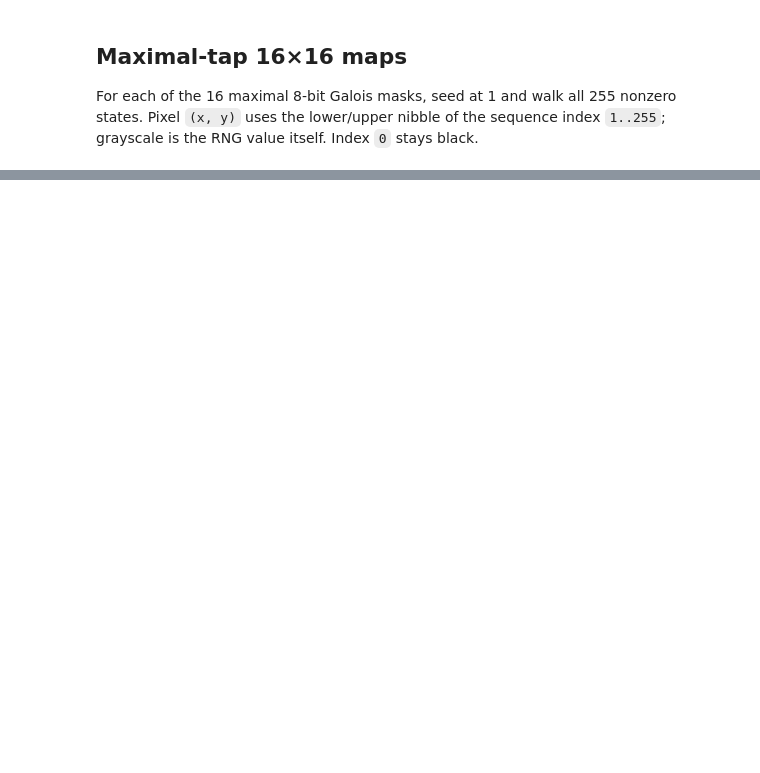
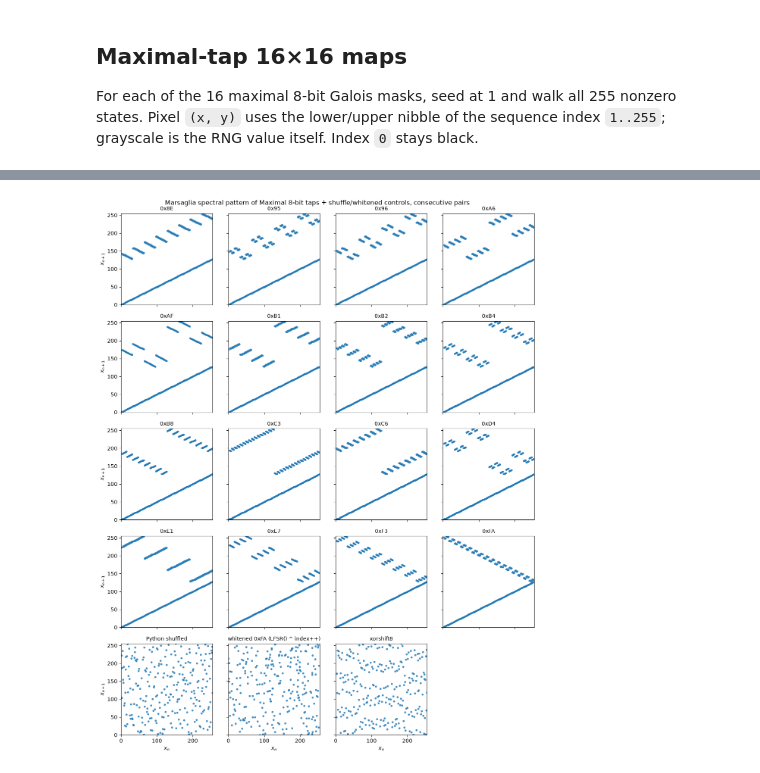
Before and after one commit to VroomDev/ti85, a Jupyter notebook: vic20engine/rng8bit.ipynb, the cells around one changed output, grey strips where cells are left out. Cells and saved outputs as stored; diff of their text form; code cells hidden in the pictures; blank space fills up the shorter version.

```diff
--- a/vic20engine/rng8bit.ipynb
+++ b/vic20engine/rng8bit.ipynb
@@ -605 +650,38 @@ print("maximal masks:", " ".join("0x%02X" % m for m in maximal8))
 maximal masks: 0x8E 0x95 0x96 0xA6 0xAF 0xB1 0xB2 0xB4 0xB8 0xC3 0xC6 0xD4 0xE1 0xE7 0xF3 0xFA
+# %%
+# Consecutive pairs (x_n, x_{n+1}) for every maximal 8-bit Galois tap,
+# plus a shuffled 1..255 control from Python's random.
+# A lattice or set of lines is the Marsaglia spectral pattern of a linear generator.
+import random
+
+masks = [mask for mask in range(256) if period(mask, 8) == 255]
+control = list(range(1, 256))
+random.shuffle(control)
+whitened = [(value ^ i) & 0xFF for i, value in enumerate(galois_sequence(0xFA, count=255, bits=8))]
+series = [("0x%02X" % mask, galois_sequence(mask, count=255, bits=8)) for mask in masks]
+series.append(("Python shuffled", control))
+series.append(("whitened 0xFA (LFSR() ^ index++)", whitened))
+marsagliaSeed = 1
+xorshift_seq = [xorshift8() for _ in range(255)]
+series.append(("xorshift8", xorshift_seq))
+
+fig, axes = plt.subplots(5, 4, figsize=(12, 15), sharex=True, sharey=True)
+for ax, (title, values) in zip(axes.ravel(), series):
+    ax.scatter(values[:-1], values[1:], s=8, alpha=0.75)
+    ax.set_title(title, fontsize=10)
+    ax.set_xlim(0, 255)
+    ax.set_ylim(0, 255)
+    ax.set_aspect("equal")
+for ax in axes.ravel()[len(series):]:
+    ax.set_visible(False)
+for ax in axes[-1]:
+    if ax.get_visible():
+        ax.set_xlabel(r"$x_n$")
+for ax in axes[:, 0]:
+    ax.set_ylabel(r"$x_{n+1}$")
+fig.suptitle("Marsaglia spectral pattern of Maximal 8-bit taps + shuffle/whitened controls, consecutive pairs", fontsize=12)
+fig.tight_layout()
+fig.savefig("Marsaglia-spectral-pattern-maximal-8-bit-galois-taps.png", dpi=150, bbox_inches="tight")
+plt.show()
+# %% [output]
+[figure, added]
```
Also changed, not shown: parts of 5 cells of this notebook, 2 other files.
